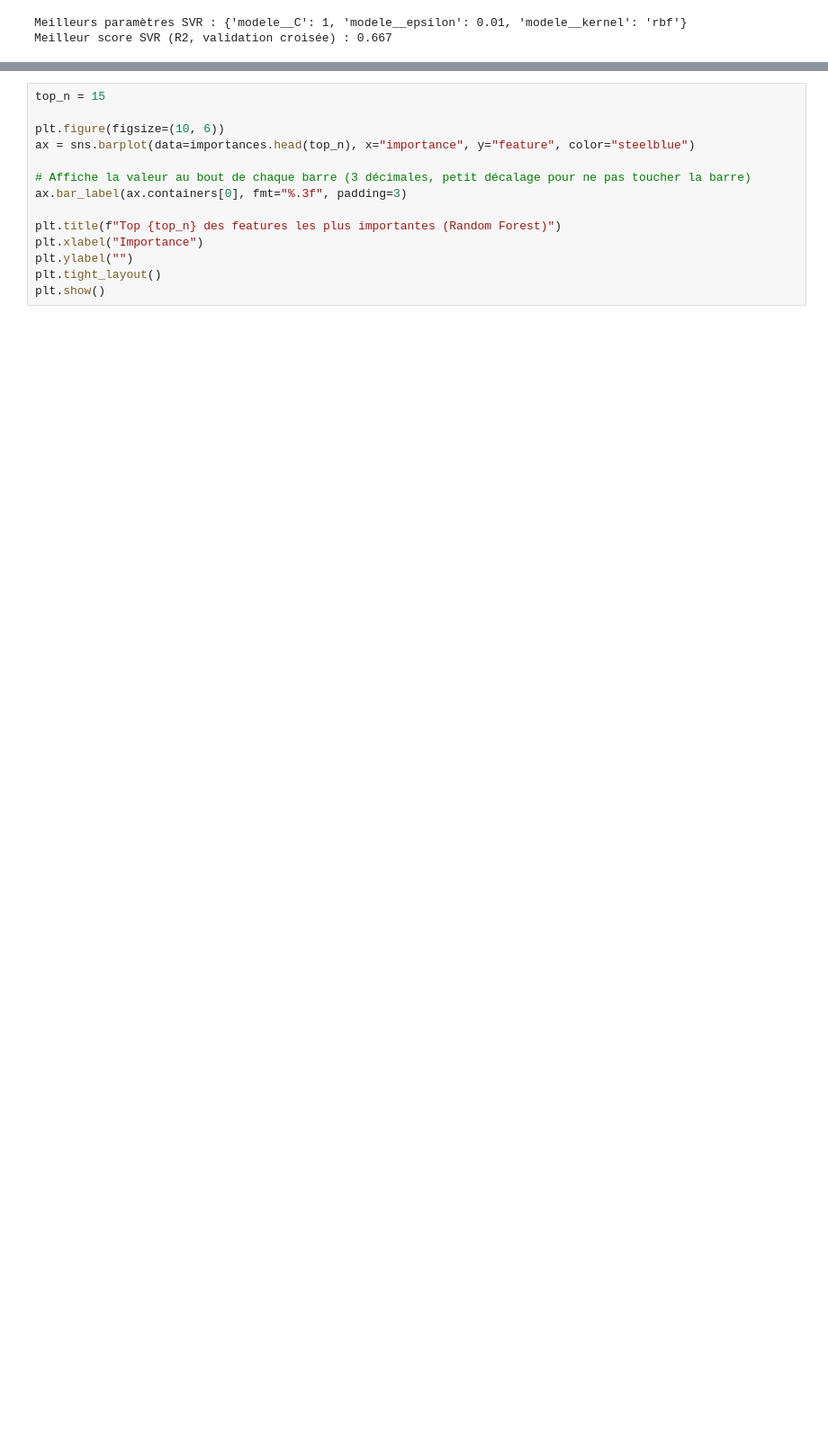
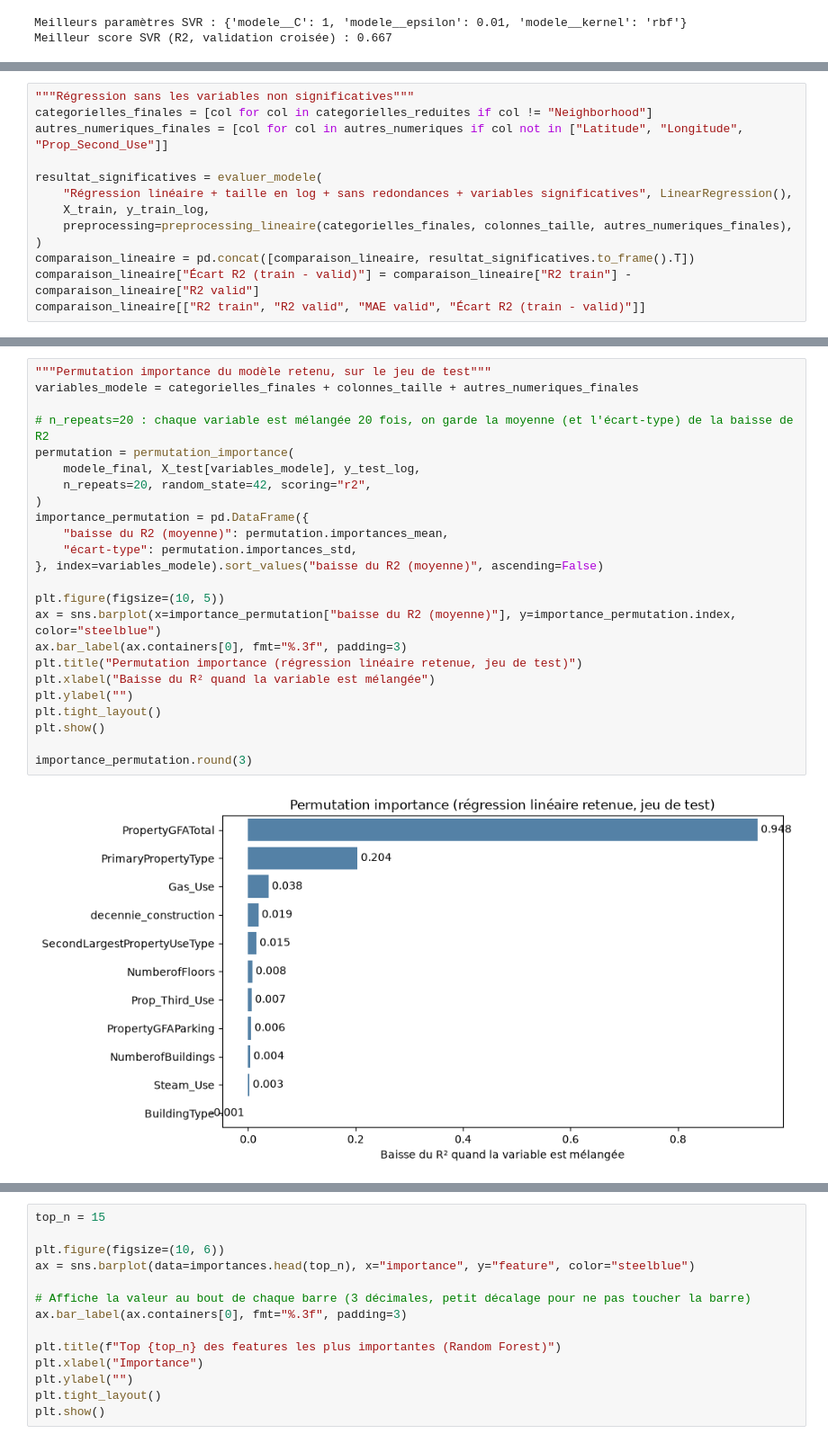
Before and after one commit to youdontknowmu/Projet3, a Jupyter notebook: P3_template_modelistation_supervisee_data_scientist.ipynb, the cells around one changed output, grey strips where cells are left out. Shown at 90% size. Drawn from its saved outputs; the diff is of its cells as text; blank space fills up the shorter version.

Commit message:
Ajout de VIF pour la regression linéraire et modifications conclusions

```diff
--- a/P3_template_modelistation_supervisee_data_scientist.ipynb
+++ b/P3_template_modelistation_supervisee_data_scientist.ipynb
@@ -1804,0 +2055,13 @@ Meilleur score SVR (R2, validation croisée) : 0.667
+# %%
+"""Régression sans les variables non significatives"""
+categorielles_finales = [col for col in categorielles_reduites if col != "Neighborhood"]
+autres_numeriques_finales = [col for col in autres_numeriques if col not in ["Latitude", "Longitude", "Prop_Second_Use"]]
+
+resultat_significatives = evaluer_modele(
+    "Régression linéaire + taille en log + sans redondances + variables significatives", LinearRegression(),
+    X_train, y_train_log,
+    preprocessing=preprocessing_lineaire(categorielles_finales, colonnes_taille, autres_numeriques_finales),
+)
+comparaison_lineaire = pd.concat([comparaison_lineaire, resultat_significatives.to_frame().T])
+comparaison_lineaire["Écart R2 (train - valid)"] = comparaison_lineaire["R2 train"] - comparaison_lineaire["R2 valid"]
+comparaison_lineaire[["R2 train", "R2 valid", "MAE valid", "Écart R2 (train - valid)"]]
@@ -1833,0 +2159,26 @@ Ce score est définitif : le jeu de test n'est utilisé qu'une seule fois. Modif
+# %%
+"""Permutation importance du modèle retenu, sur le jeu de test"""
+variables_modele = categorielles_finales + colonnes_taille + autres_numeriques_finales
+
+# n_repeats=20 : chaque variable est mélangée 20 fois, on garde la moyenne (et l'écart-type) de la baisse de R2
+permutation = permutation_importance(
+    modele_final, X_test[variables_modele], y_test_log,
+    n_repeats=20, random_state=42, scoring="r2",
+)
+importance_permutation = pd.DataFrame({
+    "baisse du R2 (moyenne)": permutation.importances_mean,
+    "écart-type": permutation.importances_std,
+}, index=variables_modele).sort_values("baisse du R2 (moyenne)", ascending=False)
+
+plt.figure(figsize=(10, 5))
+ax = sns.barplot(x=importance_permutation["baisse du R2 (moyenne)"], y=importance_permutation.index, color="steelblue")
+ax.bar_label(ax.containers[0], fmt="%.3f", padding=3)
+plt.title("Permutation importance (régression linéaire retenue, jeu de test)")
+plt.xlabel("Baisse du R² quand la variable est mélangée")
+plt.ylabel("")
+plt.tight_layout()
+plt.show()
+
+importance_permutation.round(3)
+# %% [output]
+[figure, added]
```
Also changed, not shown: parts of 40 cells of this notebook, 2 other files.
